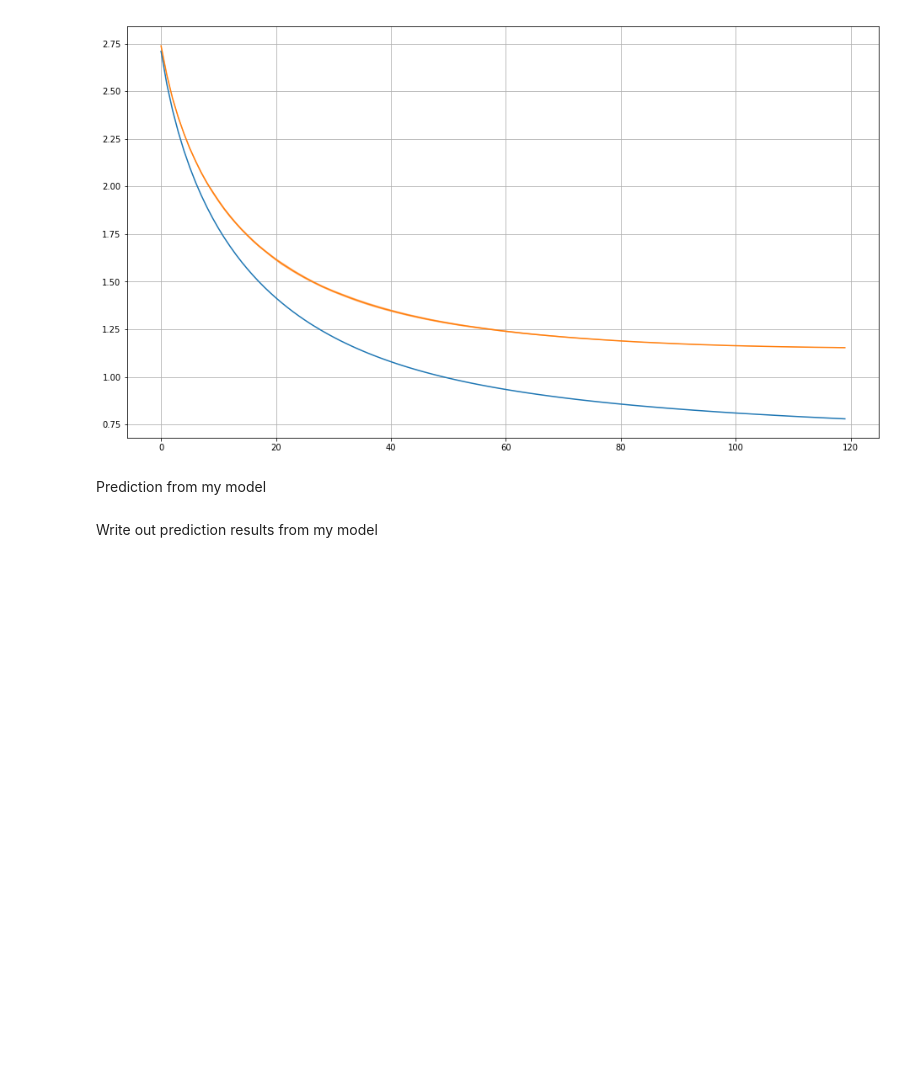
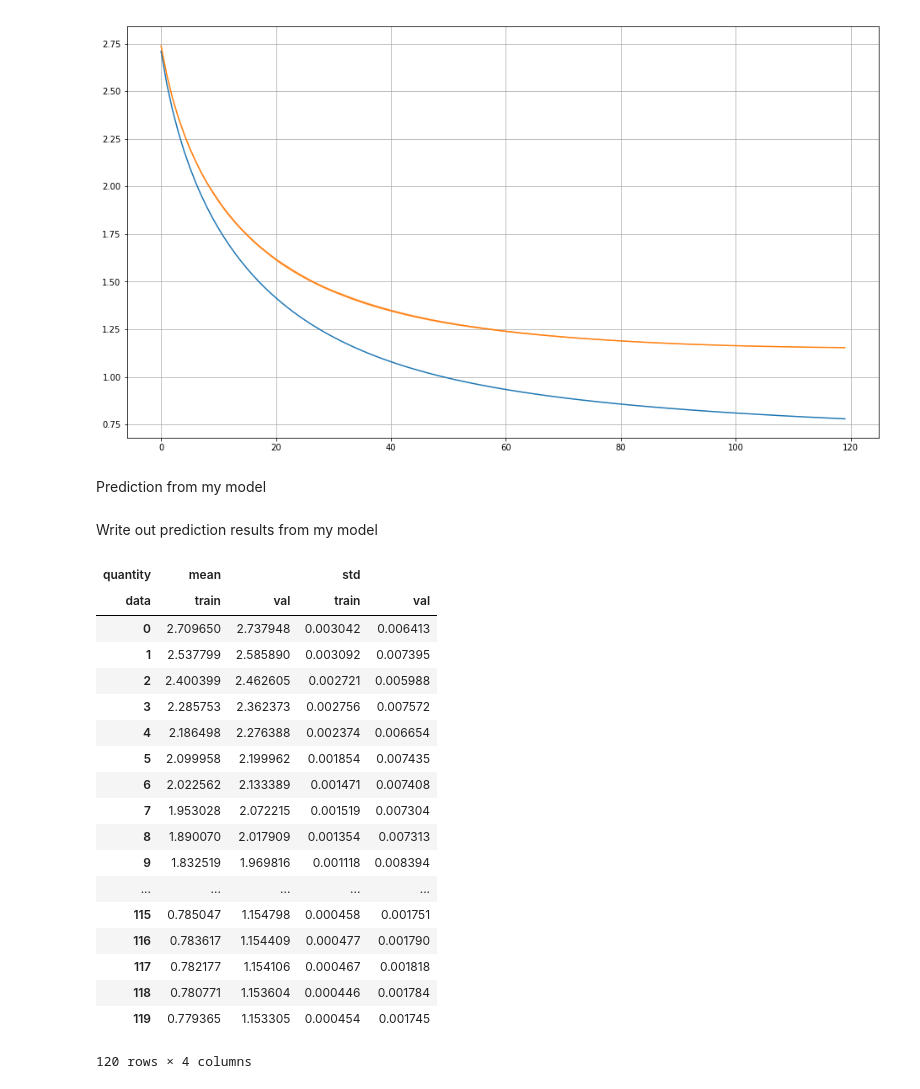
Before and after one commit to LiYan1988/santander-production-recommandation, a Jupyter notebook: notebooks/eda_4_19.ipynb, the cells around one changed output. Drawn from its saved outputs; the diff is of its cells as text; code cells hidden in the pictures; blank space fills up the shorter version.

```diff
--- a/notebooks/eda_4_19.ipynb
+++ b/notebooks/eda_4_19.ipynb
@@ -161,3 +168,25 @@ out_df = pd.DataFrame({'ncodpers': test_id, 'added_products': final_preds})
 out_df.to_csv('eda_4_19.csv.gz', compression='gzip', index=False)
 # %%
 #pd.Series(x_train.columns).to_csv('x_train_cols.csv')
+# %%
+result
+# %% [output]
+| quantity | mean |  | std |  |
+| data | train | val | train | val |
+| 0 | 2.709650 | 2.737948 | 0.003042 | 0.006413 |
+| 1 | 2.537799 | 2.585890 | 0.003092 | 0.007395 |
+| 2 | 2.400399 | 2.462605 | 0.002721 | 0.005988 |
+| 3 | 2.285753 | 2.362373 | 0.002756 | 0.007572 |
+| 4 | 2.186498 | 2.276388 | 0.002374 | 0.006654 |
+| 5 | 2.099958 | 2.199962 | 0.001854 | 0.007435 |
+| 6 | 2.022562 | 2.133389 | 0.001471 | 0.007408 |
+| 7 | 1.953028 | 2.072215 | 0.001519 | 0.007304 |
+| 8 | 1.890070 | 2.017909 | 0.001354 | 0.007313 |
+| 9 | 1.832519 | 1.969816 | 0.001118 | 0.008394 |
+| ... | ... | ... | ... | ... |
+| 115 | 0.785047 | 1.154798 | 0.000458 | 0.001751 |
+| 116 | 0.783617 | 1.154409 | 0.000477 | 0.001790 |
+| 117 | 0.782177 | 1.154106 | 0.000467 | 0.001818 |
+| 118 | 0.780771 | 1.153604 | 0.000446 | 0.001784 |
+| 119 | 0.779365 | 1.153305 | 0.000454 | 0.001745 |
+120 rows × 4 columns
```
Also changed, not shown: parts of 2 cells of this notebook.
